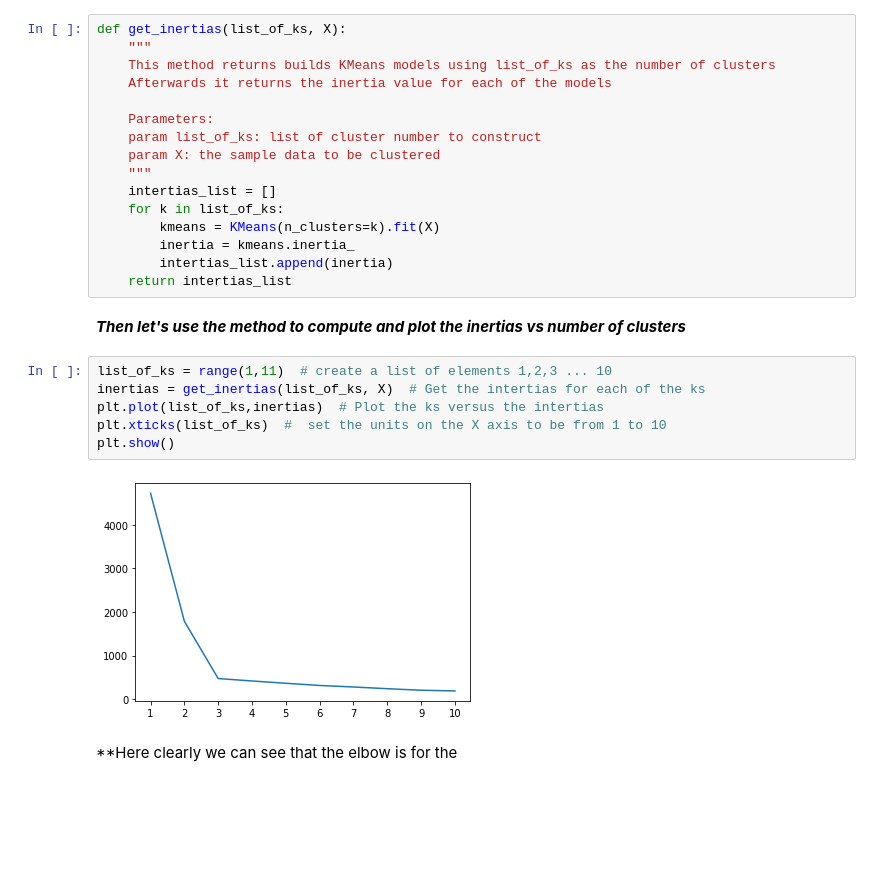
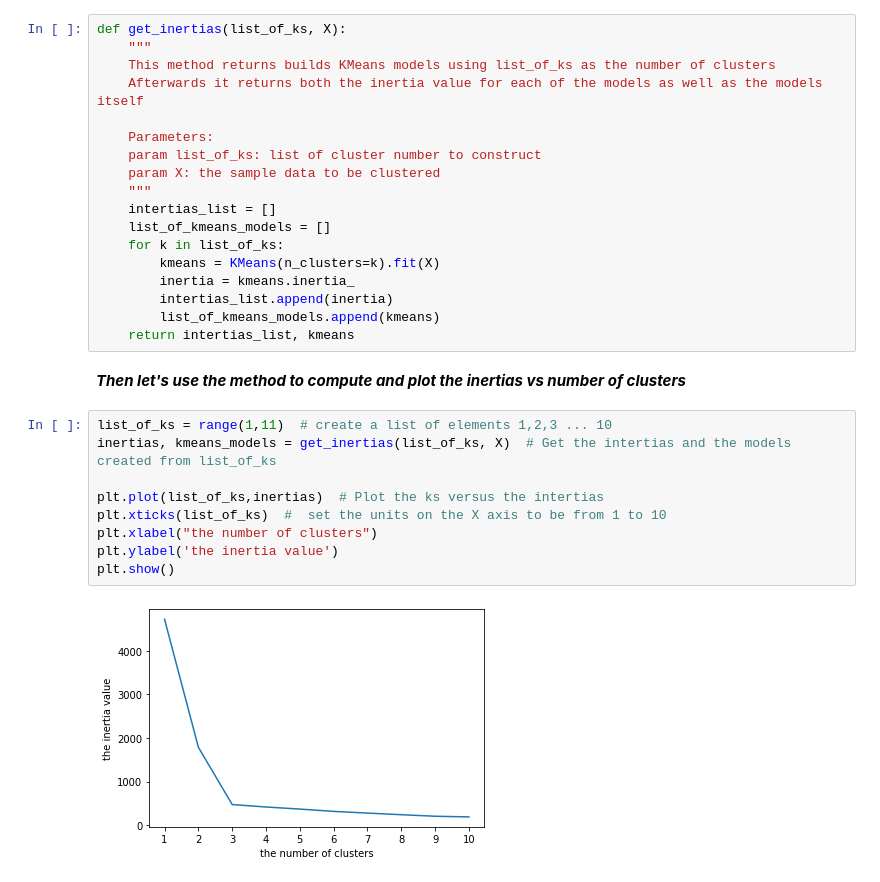
Before and after one commit to KantiCodes/ml-basic-KMeans, a Jupyter notebook: KMeans.ipynb, the cells around one changed output. Cells and saved outputs as stored; diff of their text form; blank space fills up the shorter version.

Commit message:
updated the part about Elbow technique

```diff
--- a/KMeans.ipynb
+++ b/KMeans.ipynb
@@ -103,27 +103,30 @@ The intuition behaind this method is following
 def get_inertias(list_of_ks, X):
     """
     This method returns builds KMeans models using list_of_ks as the number of clusters
-    Afterwards it returns the inertia value for each of the models
+    Afterwards it returns both the inertia value for each of the models as well as the models itself
 
     Parameters:
     param list_of_ks: list of cluster number to construct
     param X: the sample data to be clustered
     """
     intertias_list = []
+    list_of_kmeans_models = []
     for k in list_of_ks:
         kmeans = KMeans(n_clusters=k).fit(X)
         inertia = kmeans.inertia_
         intertias_list.append(inertia)
-    return intertias_list
+        list_of_kmeans_models.append(kmeans)
+    return intertias_list, kmeans
 # %% [markdown]
 ***Then let's use the method to compute and plot the inertias vs number of clusters***
 # %%
 list_of_ks = range(1,11)  # create a list of elements 1,2,3 ... 10
-inertias = get_inertias(list_of_ks, X)  # Get the intertias for each of the ks
+inertias, kmeans_models = get_inertias(list_of_ks, X)  # Get the intertias and the models created from list_of_ks
+
 plt.plot(list_of_ks,inertias)  # Plot the ks versus the intertias
 plt.xticks(list_of_ks)  #  set the units on the X axis to be from 1 to 10
+plt.xlabel("the number of clusters")
+plt.ylabel('the inertia value')
 plt.show()
 # %% [output]
-[figure, old version]
+[figure, new version]
-# %% [markdown]
-**Here clearly we can see that the elbow is for the
```
Also changed, not shown: parts of 4 cells of this notebook.
